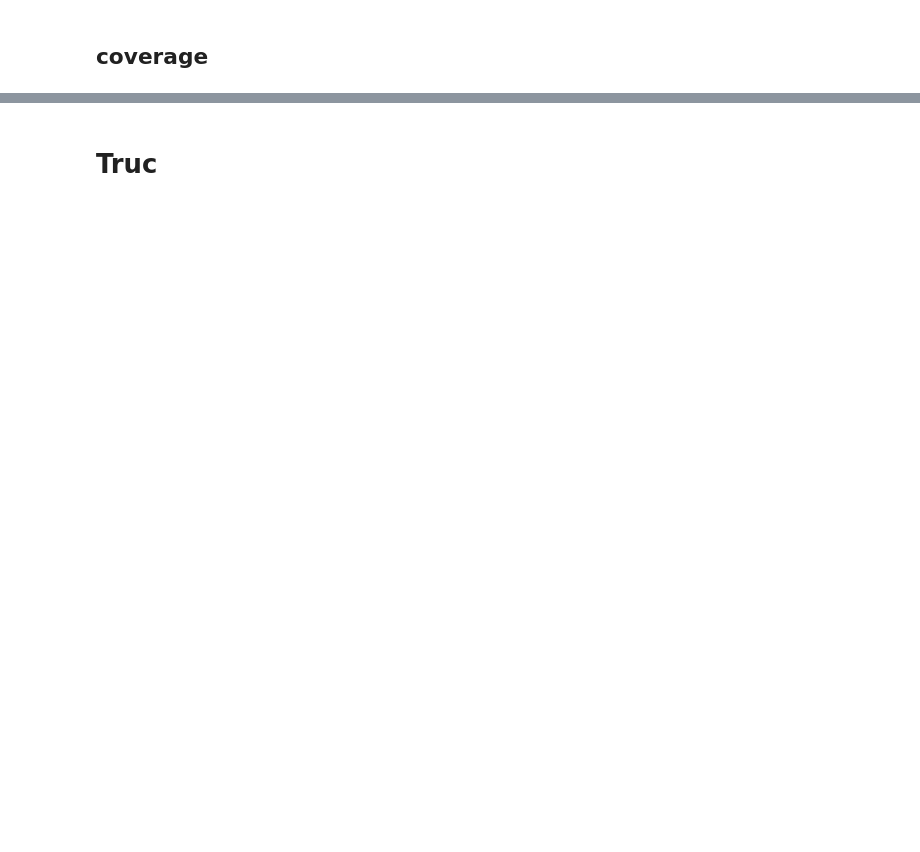
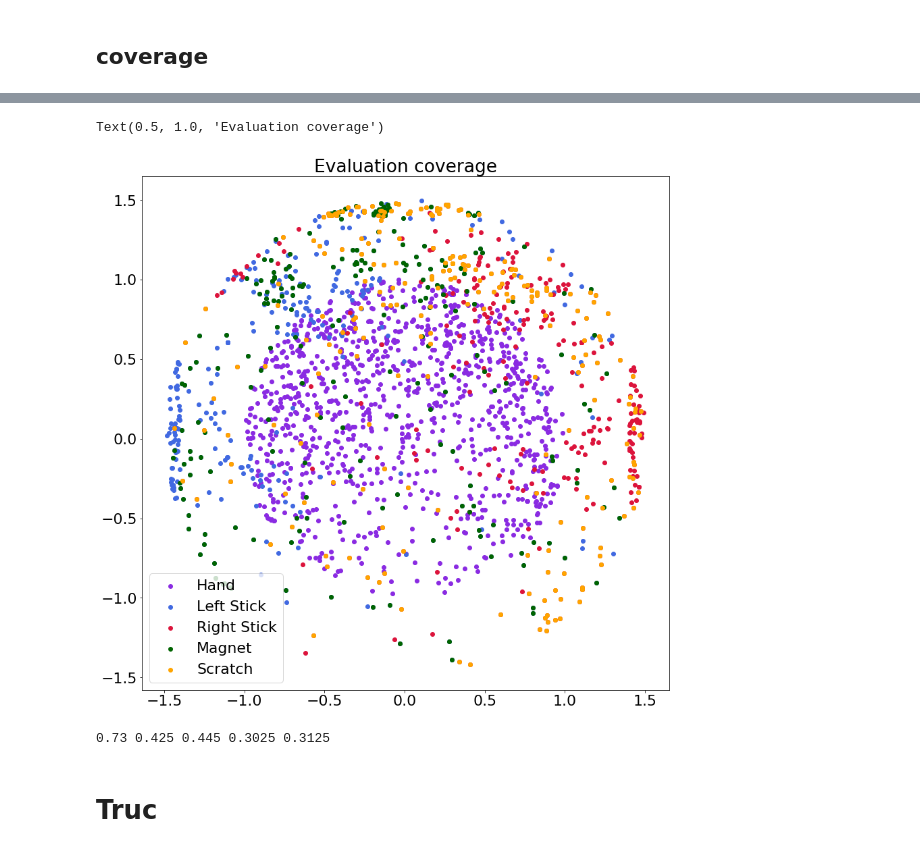
Before and after one commit to TimotheeAnne/stage-m2, a Jupyter notebook: scrip-test/plotter.ipynb, the cells around one changed output, grey strips where cells are left out. Drawn from its saved outputs; the diff is of its cells as text; code cells hidden in the pictures; blank space fills up the shorter version.

```diff
--- a/scrip-test/plotter.ipynb
+++ b/scrip-test/plotter.ipynb
@@ -771,8 +809,9 @@ with open(filename, 'bw') as f:
 # %% [markdown]
 ## coverage
 # %%
-filename = "/home/tim/Documents/stage-m2/multi-task-her-rl/src/data/ArmToolsToys-v1/200/final_observations_r0_0.pk"
+filename = "/home/tim/Documents/stage-m2/tf_test/data/ArmToolsToyR_pertinent.pk"
+
 with open(filename, 'br') as f:
-    observations = pickle.load(f)
-observations = np.array( observations)
-np.shape( observations)
+    [observations,acs] = pickle.load(f)
+true_traj = np.array( observations)
+np.shape( true_traj)
@@ -779,13 +830,16 @@ np.shape( observations)
 # %%
-fig,ax = plt.subplots(1,1, sharex=True,figsize=(14,12))
+fig,ax = plt.subplots(1,1, sharex=True,figsize=(14,14))
 colors = ['blueviolet','royalblue','crimson','darkgreen','orange']
 plt.scatter(true_traj[:,-1,3],true_traj[:,-1,4], c=colors[0], label = "Hand")
 plt.scatter(true_traj[:,-1,8],true_traj[:,-1,9], c=colors[1], label = "Left Stick")
 plt.scatter(true_traj[:,-1,12],true_traj[:,-1,13], c=colors[2], label = "Right Stick")
 plt.scatter(true_traj[:,-1,14],true_traj[:,-1,15], c=colors[3], label = "Magnet")
 plt.scatter(true_traj[:,-1,16],true_traj[:,-1,17], c=colors[4], label = "Scratch")
 plt.legend()
 plt.title("Evaluation coverage")
+# %% [output]
+Text(0.5, 1.0, 'Evaluation coverage')
+[figure, added]
 # %%
 
 n_bins = [20,20]
@@ -812,3 +866,5 @@ bins = sp.binned_statistic_2d(x, y, None, 'count', bins=n_bins, range=rng).binnu
 scratch = len(set(bins))/N_bins
 
 print(hand, lstick, rstick, magnet, scratch)
+# %% [output]
+0.73 0.425 0.445 0.3025 0.3125
```
Also changed, not shown: parts of 21 cells of this notebook, 36 other files.
